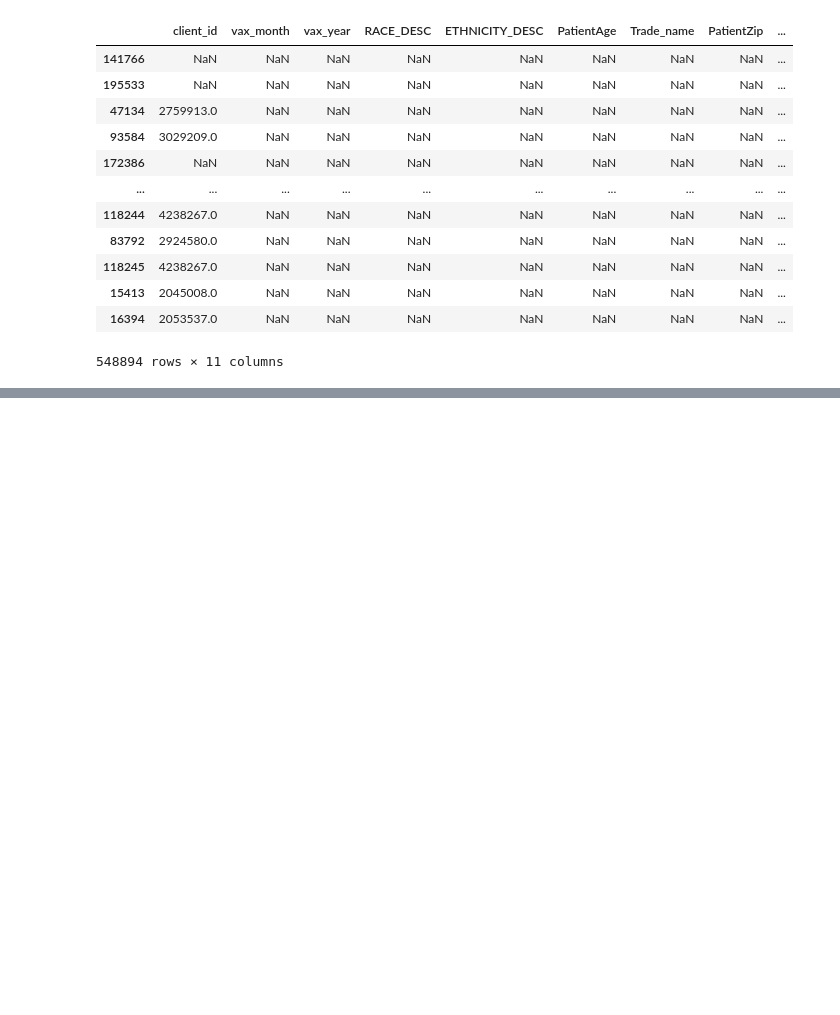
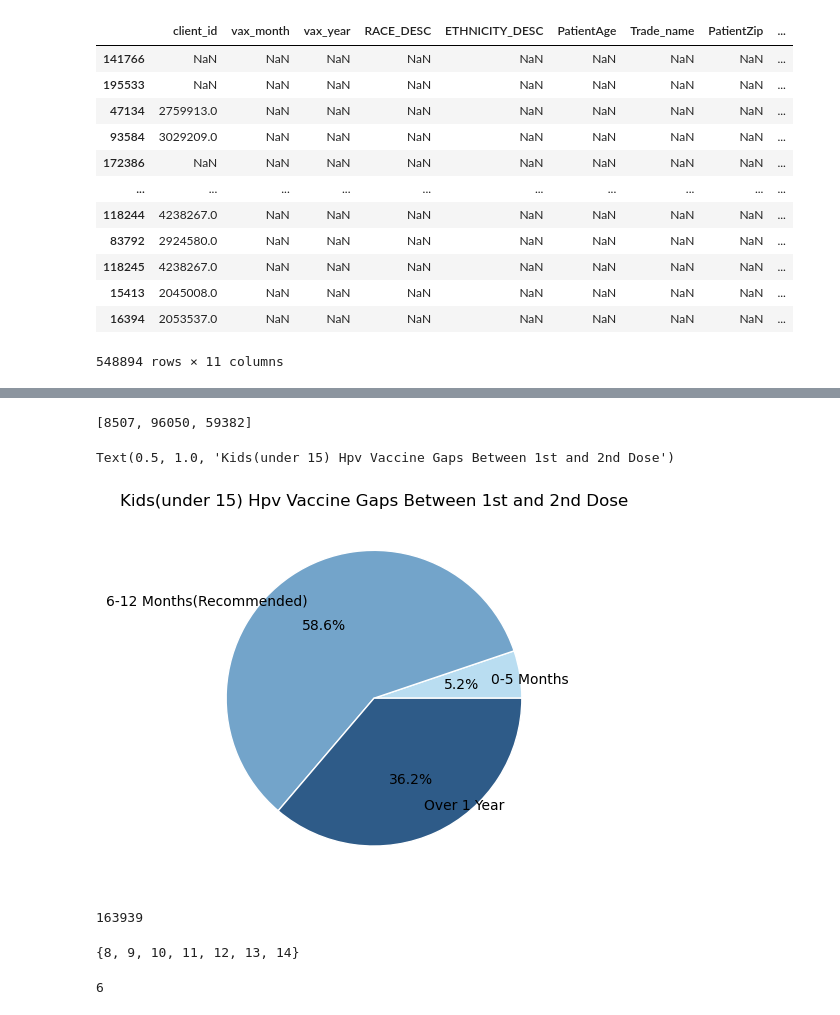
Before and after one commit to ZihanDing/EHR_project, a Jupyter notebook: HpvVaccine/Dose_Period_Analysis.ipynb, the cells around one changed output, grey strips where cells are left out. Drawn from its saved outputs; the diff is of its cells as text; code cells hidden in the pictures; blank space fills up the shorter version.

```diff
--- a/HpvVaccine/Dose_Period_Analysis.ipynb
+++ b/HpvVaccine/Dose_Period_Analysis.ipynb
@@ -500,0 +520,44 @@ gaps
+# %%
+res=[0,0,0]
+for i in gaps:
+    if i <= 5:
+        res[0] += 1
+    elif i <= 12:
+        res[1] += 1
+#     elif i <= 36:
+#         res[2] += 1
+    else:
+        res[2] +=1
+
+
+labels = ["0-5 Months", "6-12 Months(Recommended)", "Over 1 Year"]
+value = res
+print(value)
+colors = ["#B9DDF1", "#73A4CA", "#2E5B88"]
+
+# Pie chart
+fig, ax = plt.subplots()
+ax.pie(value, labels = labels, colors = colors,autopct='%1.1f%%', labeldistance=0.8,
+      wedgeprops = {"linewidth": 1, "edgecolor": "white"})
+plt.title('Kids(under 15) Hpv Vaccine Gaps Between 1st and 2nd Dose')
+# plt.show()
+# %% [output]
+[8507, 96050, 59382]
+Text(0.5, 1.0, 'Kids(under 15) Hpv Vaccine Gaps Between 1st and 2nd Dose')
+[figure, added]
+# %%
+tmp = [8507, 96050, 59382]
+sum(tmp)
+# %% [output]
+163939
+# %%
+set(ages)
+# %% [output]
+{8, 9, 10, 11, 12, 13, 14}
+# %%
+box_res = [[],[],[],[],[],[],[]]
+for i in range(len(ages)):
+    box_res[ages[i]-8].append(gaps[i])
+len(box_res[0])
+# %% [output]
+6
```
Also changed, not shown: parts of 19 cells of this notebook, 2 other files.
